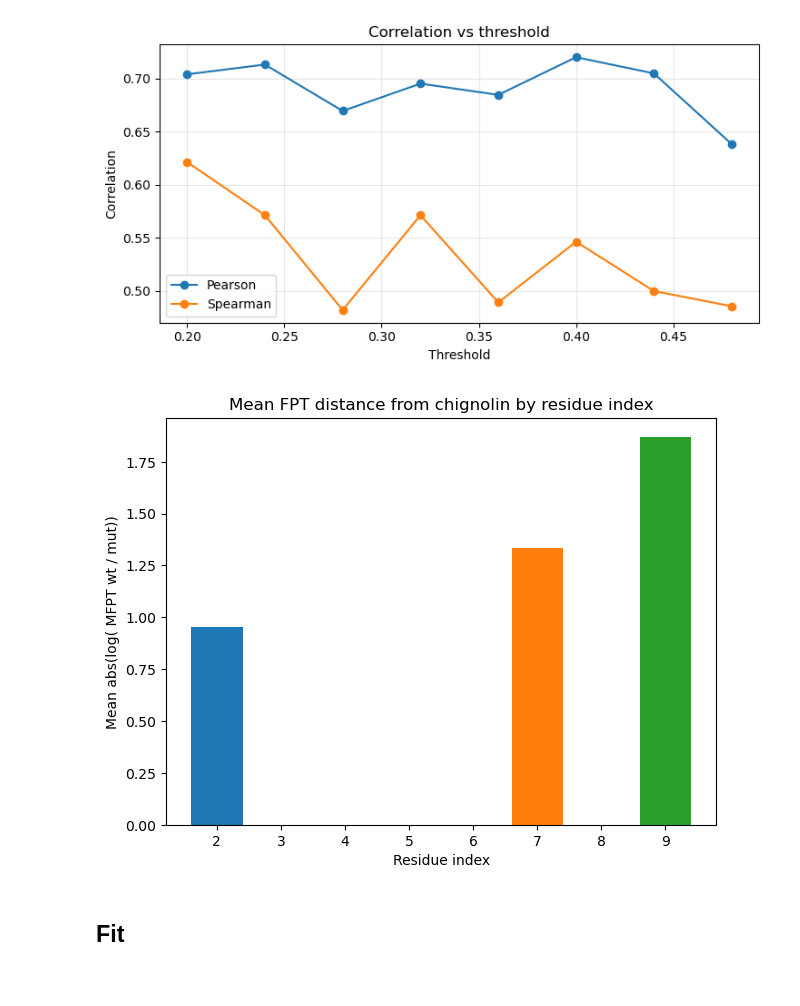
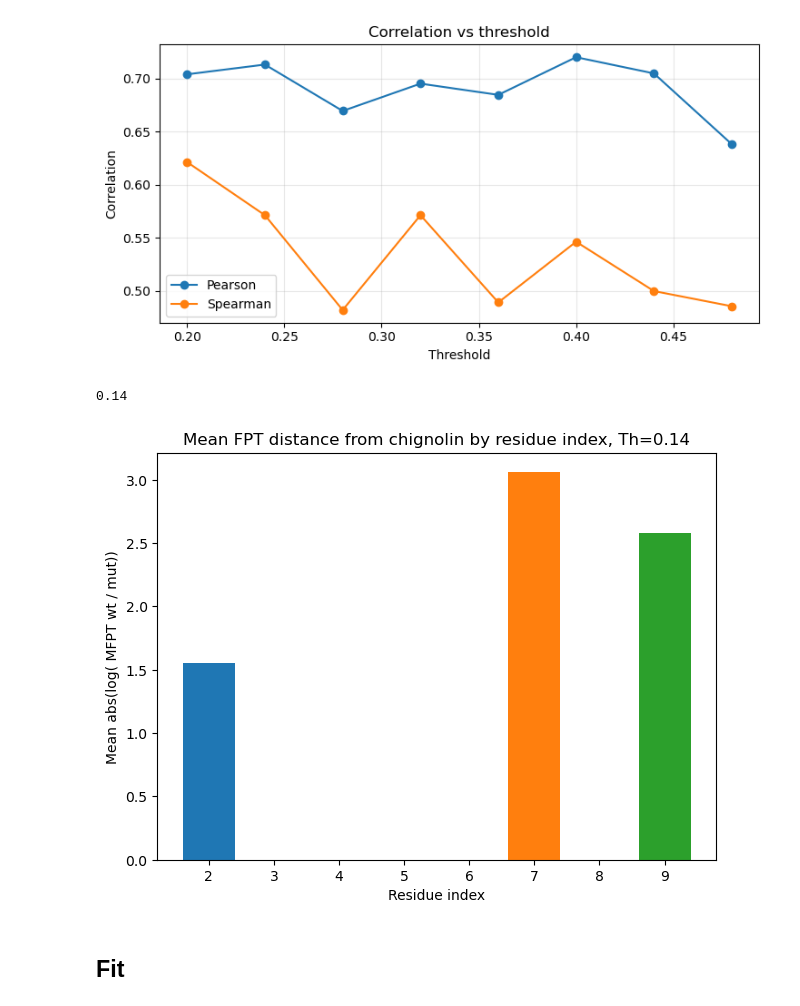
Before and after one commit to MendelsResearchGroup/guiding-peptide-kinetics, a Jupyter notebook: src/dan.ipynb, the cells around one changed output. Drawn from its saved outputs; the diff is of its cells as text; code cells hidden in the pictures.

```diff
--- a/src/dan.ipynb
+++ b/src/dan.ipynb
@@ -381,29 +378,37 @@ plot_mfpt_trails(
 [figure]
 # %%
 
-df = collect_df(all_mfpt, thresholds[-3], 200)
+thresholds = np.sort(np.array(list(all_mfpt['chignolin'].keys()), dtype=float))
+
+th = thresholds[1]
+
+print(th)
+df = collect_df(all_mfpt, th, 200)
 
 wt_mfpt = float(df.loc['Wildtype', 'mfpt'])
 res_keys = sorted(int(k) for k in df['residue_idx'].dropna().unique())
 res_colors = color_map(res_keys) if 'color_map' in globals() else {k: None for k in res_keys}
-
+res_colors[2] = 'orange'
+res_colors[7] = 'blue'
+res_colors[9] = 'green'
 for i, group in df.groupby("residue_idx"):
     mfpt = group["mfpt"].to_numpy()
 
-    val = np.log((wt_mfpt / mfpt)).mean()
+    val = np.abs(np.log((wt_mfpt / mfpt))).mean()
 
     plt.bar(i, val, color=res_colors[i])
 
 plt.xlabel("Residue index")
 plt.ylabel("Mean abs(log( MFPT wt / mut))")
 plt.tight_layout()
-plt.title("Mean FPT distance from chignolin by residue index")
+plt.title(f"Mean FPT distance from chignolin by residue index, Th={th}")
 plt.show()
 # Highest - 9th
 # Mid - 2nd
 # Low - 7th
 # %% [output]
+0.14
-[figure, old version]
+[figure, new version]
 # %% [markdown]
 ## Fit
 # %%
```
Also changed, not shown: parts of 3 cells of this notebook, 17 other files.
